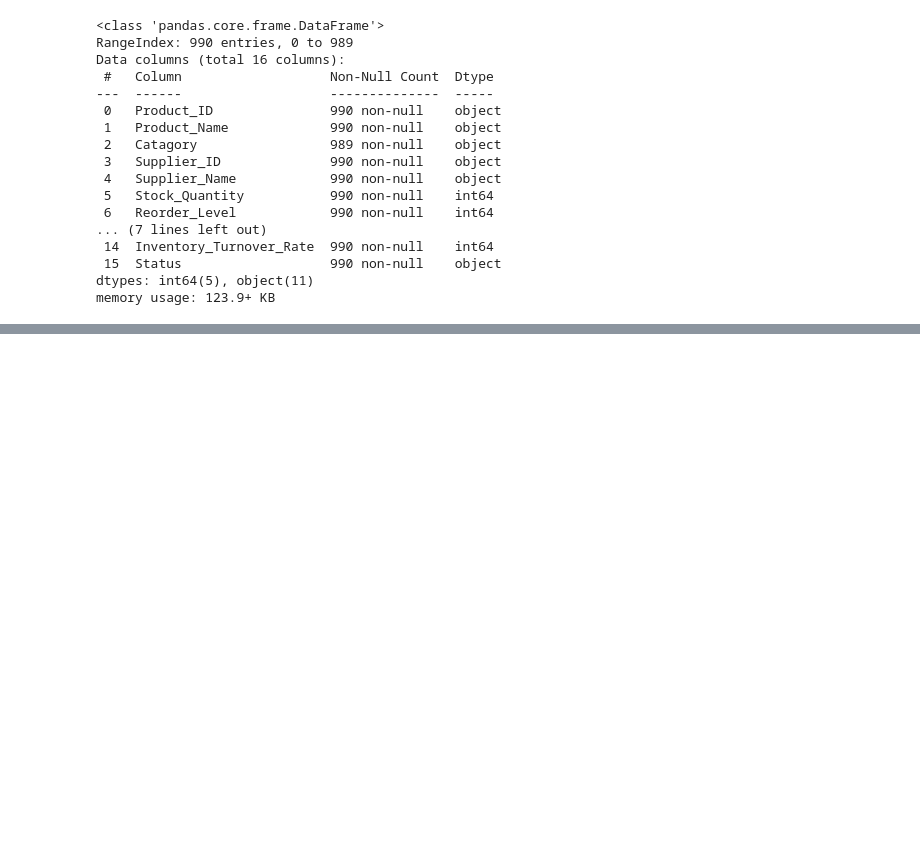
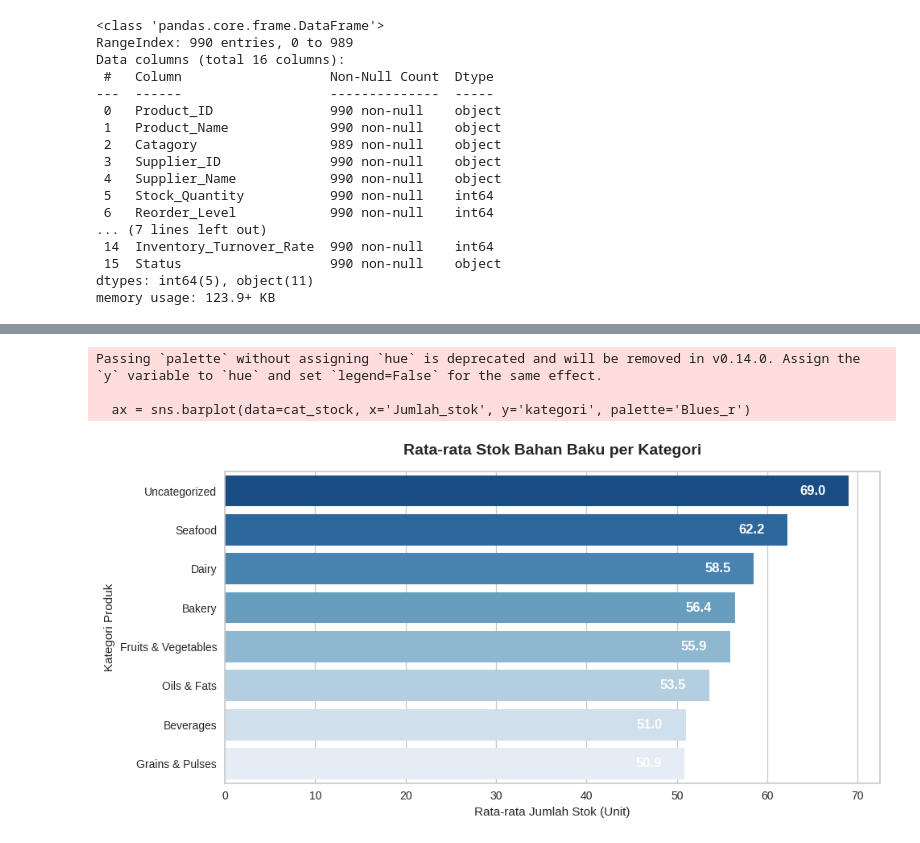
Before and after one commit to muktarsaputar/CAPSTONE_DB15, a Jupyter notebook: capstonedb15.ipynb, the cells around one changed output, grey strips where cells are left out. Drawn from its saved outputs; the diff is of its cells as text; code cells hidden in the pictures; blank space fills up the shorter version.

```diff
--- a/capstonedb15.ipynb
+++ b/capstonedb15.ipynb
@@ -67,0 +164,25 @@ plt.show()
+# %%
+
+df['kategori'] = df['kategori'].fillna('Uncategorized')
+
+plt.figure(figsize=(10, 5))
+cat_stock = df.groupby('kategori')['Jumlah_stok'].mean().sort_values(ascending=False).reset_index()
+
+ax = sns.barplot(data=cat_stock, x='Jumlah_stok', y='kategori', palette='Blues_r')
+plt.title('Rata-rata Stok Bahan Baku per Kategori', fontsize=14, fontweight='bold', pad=15)
+plt.xlabel('Rata-rata Jumlah Stok (Unit)')
+plt.ylabel('Kategori Produk')
+
+# Menambahkan label angka
+for p in ax.patches:
+    width = p.get_width()
+    ax.annotate(f'{width:.1f}', (width - 4, p.get_y() + p.get_height() / 2.),
+                ha='center', va='center', color='white', fontweight='bold')
+
+plt.tight_layout()
+plt.show()
+# %% [output]
+Passing `palette` without assigning `hue` is deprecated and will be removed in v0.14.0. Assign the `y` variable to `hue` and set `legend=False` for the same effect.
+
+  ax = sns.barplot(data=cat_stock, x='Jumlah_stok', y='kategori', palette='Blues_r')
+[figure, added]
```
Also changed, not shown: parts of 9 cells of this notebook.
